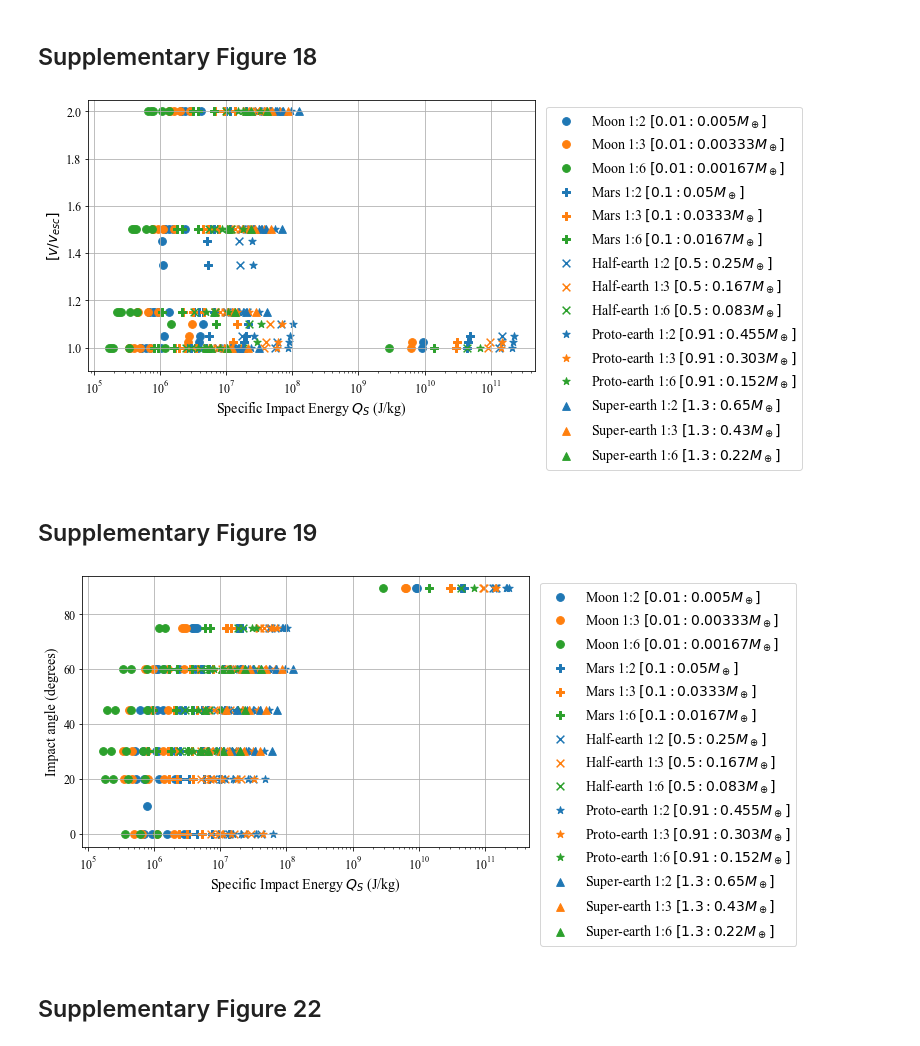
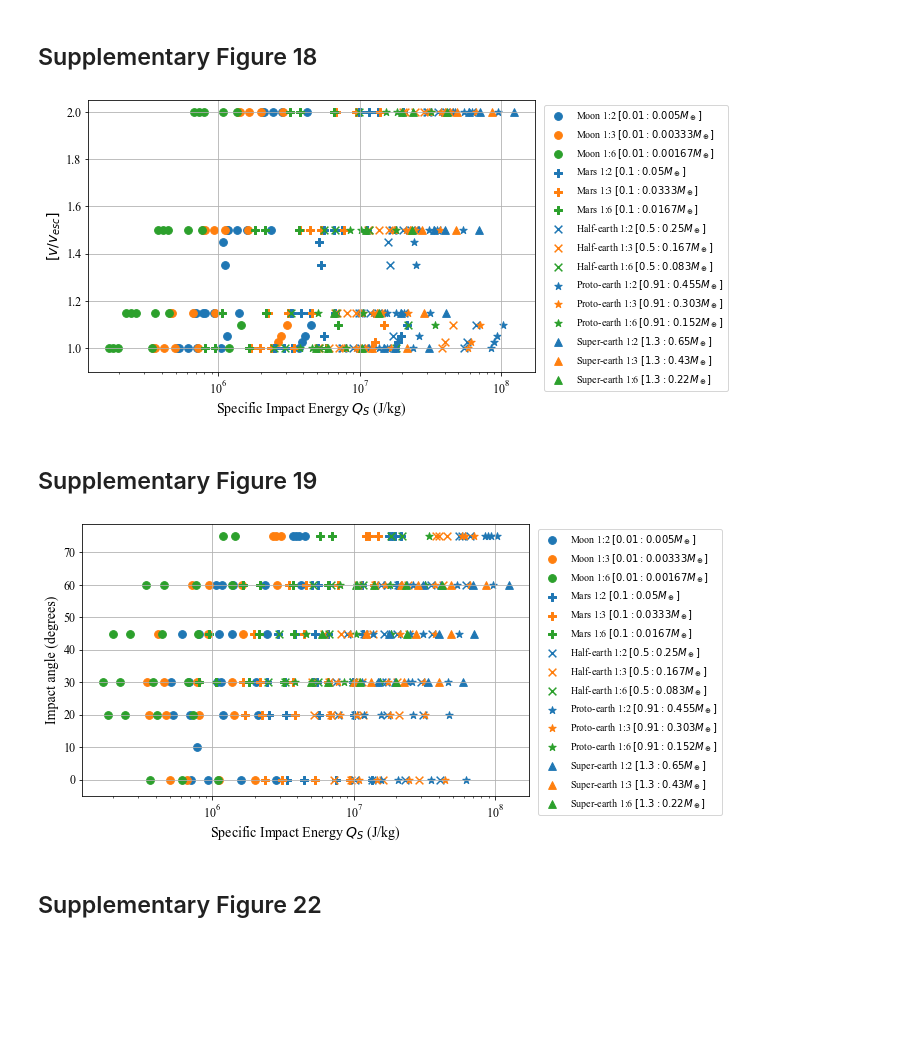
Before and after one commit to PlanetSim/SWIFT-survey-2024-paper-data, a Jupyter notebook: Manuscript_plots_only.ipynb, the cells around one changed output. Saved outputs shown, nothing was run; the diff lists cells and outputs as text; code cells hidden in the pictures; blank space fills up the shorter version.

```diff
--- a/Manuscript_plots_only.ipynb
+++ b/Manuscript_plots_only.ipynb
@@ -477,6 +477,11 @@ class simdata(object):
             self.HERC_w=np.array([])
             self.HERC_PGPE=np.array([])
             self.HERC_M=np.array([])
+            #self.HERC_Utot=np.array([])
+            U_av=(self.HERCp.Ulayers[-1]-self.HERCp.Ucore)/2.0
+            Q_av=1/3*(self.HERCp.layers[-1].a**2*self.HERCp.layers[-1].omega**3)/2
+            U_tot=0.5*self.HERCp.real_rho[-1]*(U_av+Q_av)*(self.HERCp.layers[-1].Vol)
+            self.HERC_PGPE = np.append(self.HERC_PGPE,U_tot)
             for i in range(self.HERCp.Nlayer):
                 self.HERC_r = np.append(self.HERC_r,self.HERCp.layers[-1-i].a)
                 self.HERC_P = np.append(self.HERC_P,self.HERCp.press[-1-i])
@@ -487,13 +492,25 @@ class simdata(object):
                 self.HERC_T = np.append(self.HERC_T,sesame.T_u_rho(self.HERC_U[-1],self.HERCp.real_rho[-1-i],temp_mat_id))
                 self.HERC_I = np.append(self.HERC_I,self.HERCp.layers[-1-i].I)
                 self.HERC_w = np.append(self.HERC_w,self.HERCp.layers[-1-i].omega)
-                self.HERC_PGPE = np.append(self.HERC_PGPE,self.HERCp.Ucore-self.HERCp.Ulayers[-1-i])
                 self.HERC_M = np.append(self.HERC_M,self.HERCp.layers[-1-i].M)
+                if (i < self.HERCp.Nlayer-1 ):
+                    U_av=(self.HERCp.Ulayers[-2-i]+self.HERCp.Ulayers[-1-i]-2*self.HERCp.Ucore)/2.0
+                    Q_av=1/3*(self.HERCp.layers[-2-i].a**2*self.HERCp.layers[-2-i].omega**3+self.HERCp.layers[-1-i].a**2*self.HERCp.layers[-1-i].omega**3)/2
+                    U_tot=0.5*self.HERCp.real_rho[-2-i]*(U_av+Q_av)*(self.HERCp.layers[-2-i].Vol-self.HERCp.layers[-1-i].Vol)
+                    self.HERC_PGPE = np.append(self.HERC_PGPE,U_tot)
             self.HERC_E=0.5*self.HERC_I*np.power(self.HERC_w,2)
             self.HERC_KErot=np.sum(self.HERC_E,dtype='float64')
-            self.HERC_PGPEtot=np.sum(self.HERC_PGPE*self.HERC_M,dtype='float64')
-            self.HERC_Utot=np.sum(self.HERC_U*self.HERC_M,dtype='float64')
+            #self.HERC_PGPEtot=np.sum(self.HERC_PGPE*self.HERC_M,dtype='float64')
+            self.HERC_PGPEtot=np.sum(self.HERC_PGPE,dtype='float64')
+            self.HERC_IEtot=np.sum(self.HERC_U*self.HERC_M,dtype='float64')
             self.HERC_Itot=np.sum(self.HERC_I,dtype='float64')
+            self.HERC_Etot=self.HERC_KErot+self.HERC_IEtot-(self.HERC_PGPEtot)
+            core_layer=self.HERCp.Nmaterial-1
+            temp=np.where(self.HERCp.flag_material==core_layer)[0]
+            temp2=np.where(self.HERCp.flag_material!=core_layer)[0]
+            #print(HERCp.flag_material)
+            self.HERC_indcore=temp#[0]
+            self.HERC_indmant=temp2#[0]
         else:
             self.HERC_PCMB = float('nan')
             self.HERC_Lz = self.Lzbnd[-1]
@@ -509,8 +526,11 @@ class simdata(object):
             self.HERC_E = np.full(2,float('nan'))
             self.HERC_KErot = float('nan')
             self.HERC_PGPEtot = float('nan')
-            self.HERC_Utot = float('nan')
+            self.HERC_IEtot = float('nan')
             self.HERC_Itot = float('nan')
+            self.HERC_Etot = float('nan')
+            self.HERC_indcore=[]
+            self.HERC_indmant=[]
         if os.path.isfile(basename+'_phase_data.txt'):
             file_suffix='_phase_data.txt'
         [self.Phase,
@@ -4289,15 +4323,15 @@ def QS_ICs_theta(simlistlist,labels=None,xlim=None,star=False,loglog=False,logfi
 # %% [markdown]
 ## Supplementary Figure 18
 # %%
-QS_ICs_vi(massandratiolist,labels=massandratiolabels)
+QS_ICs_vi(massandratiolistno90,labels=massandratiolabels,savefig='QS_v_ICs_no90')
 # %% [output]
-[figure, old version]
+[figure, new version]
 # %% [markdown]
 ## Supplementary Figure 19
 # %%
-QS_ICs_theta(massandratiolist,labels=massandratiolabels)
+QS_ICs_theta(massandratiolistno90,labels=massandratiolabels,savefig='QS_theta_ICs_no90')
 # %% [output]
-[figure, old version]
+[figure, new version]
 # %% [markdown]
 ## Supplementary Figure 22
 # %%
```
Also changed, not shown: parts of 29 cells of this notebook.
